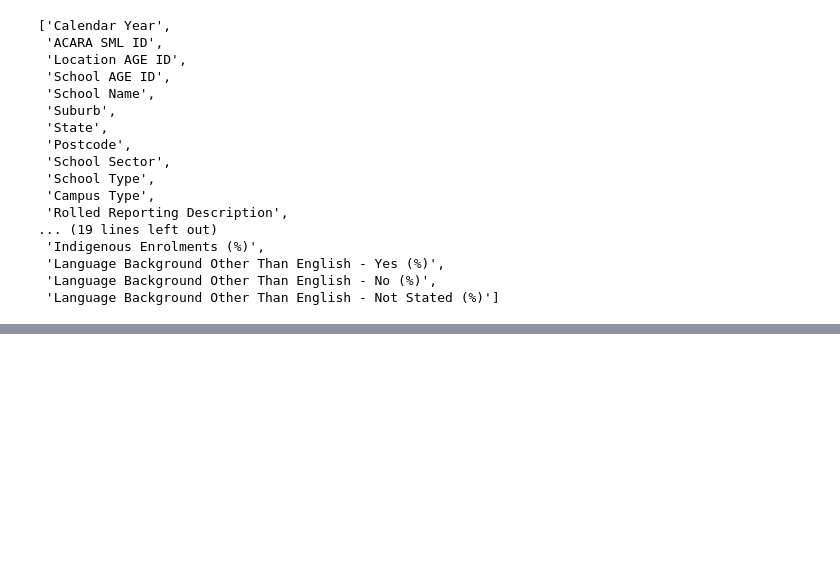
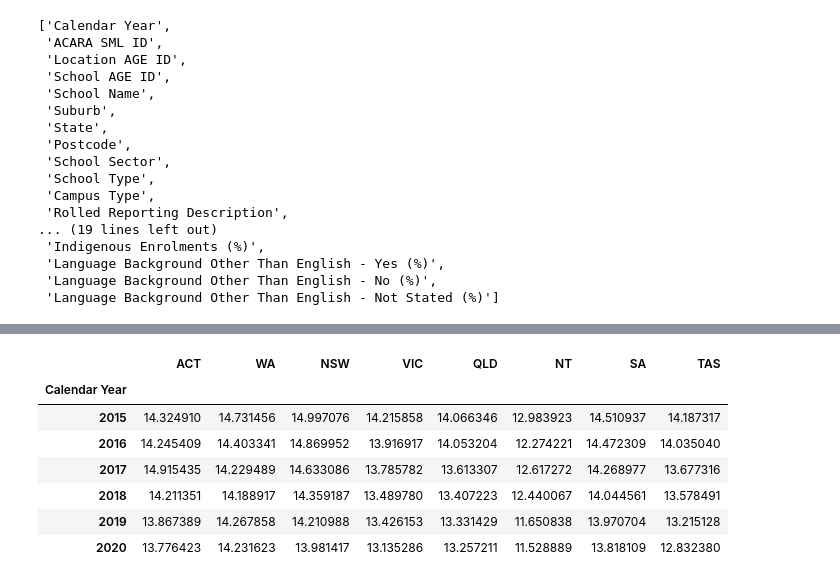
Before and after one commit to keners27/Project-1, a Jupyter notebook: School Data/school_data_clean.ipynb, the cells around one changed output, grey strips where cells are left out. Cells and saved outputs as stored; diff of their text form; code cells hidden in the pictures; blank space fills up the shorter version.

```diff
--- a/School Data/school_data_clean.ipynb
+++ b/School Data/school_data_clean.ipynb
@@ -103,0 +146,5 @@ current_school_data.to_csv(output_csv,header=True,index=False)
+# %%
+class_size_data = current_school_data[["Calendar Year", "State","Full Time Equivalent Teaching Staff",
+ "Full Time Equivalent Enrolments"]]
+class_size_data["Average Class Size"]=class_size_data["Full Time Equivalent Enrolments"]/class_size_data["Full Time Equivalent Teaching Staff"]
+class_size_data.head()
@@ -103,0 +163,38 @@ current_school_data.to_csv(output_csv,header=True,index=False)
+# %%
+ACT_class_size = class_size_data[["Calendar Year", "State","Average Class Size"]].loc[class_size_data["State"] == "ACT"]
+ACT_class_size = ACT_class_size.groupby(["Calendar Year"]).mean()
+ACT_class_size = ACT_class_size.rename(columns={"Average Class Size":"ACT"})
+WA_class_size = class_size_data[["Calendar Year", "State","Average Class Size"]].loc[class_size_data["State"] == "WA"]
+WA_class_size = WA_class_size.groupby(["Calendar Year"]).mean()
+WA_class_size = WA_class_size.rename(columns={"Average Class Size":"WA"})
+NSW_class_size = class_size_data[["Calendar Year", "State","Average Class Size"]].loc[class_size_data["State"] == "NSW"]
+NSW_class_size = NSW_class_size.groupby(["Calendar Year"]).mean()
+NSW_class_size = NSW_class_size.rename(columns={"Average Class Size":"NSW"})
+VIC_class_size = class_size_data[["Calendar Year", "State","Average Class Size"]].loc[class_size_data["State"] == "VIC"]
+VIC_class_size = VIC_class_size.groupby(["Calendar Year"]).mean()
+VIC_class_size = VIC_class_size.rename(columns={"Average Class Size":"VIC"})
+QLD_class_size = class_size_data[["Calendar Year", "State","Average Class Size"]].loc[class_size_data["State"] == "QLD"]
+QLD_class_size = QLD_class_size.groupby(["Calendar Year"]).mean()
+QLD_class_size = QLD_class_size.rename(columns={"Average Class Size":"QLD"})
+NT_class_size = class_size_data[["Calendar Year", "State","Average Class Size"]].loc[class_size_data["State"] == "NT"]
+NT_class_size = NT_class_size.groupby(["Calendar Year"]).mean()
+NT_class_size = NT_class_size.rename(columns={"Average Class Size":"NT"})
+SA_class_size = class_size_data[["Calendar Year", "State","Average Class Size"]].loc[class_size_data["State"] == "SA"]
+SA_class_size = SA_class_size.groupby(["Calendar Year"]).mean()
+SA_class_size = SA_class_size.rename(columns={"Average Class Size":"SA"})
+TAS_class_size = class_size_data[["Calendar Year", "State","Average Class Size"]].loc[class_size_data["State"] == "TAS"]
+TAS_class_size = TAS_class_size.groupby(["Calendar Year"]).mean()
+TAS_class_size = TAS_class_size.rename(columns={"Average Class Size":"TAS"})
+
+# Merge the Series together
+summary_class_size = pd.concat([ACT_class_size,WA_class_size,NSW_class_size,VIC_class_size,QLD_class_size,NT_class_size,SA_class_size,TAS_class_size],axis=1)
+summary_class_size
+# %% [output]
+|  | ACT | WA | NSW | VIC | QLD | NT | SA | TAS |
+| Calendar Year |  |  |  |  |  |  |  |  |
+| 2015 | 14.324910 | 14.731456 | 14.997076 | 14.215858 | 14.066346 | 12.983923 | 14.510937 | 14.187317 |
+| 2016 | 14.245409 | 14.403341 | 14.869952 | 13.916917 | 14.053204 | 12.274221 | 14.472309 | 14.035040 |
+| 2017 | 14.915435 | 14.229489 | 14.633086 | 13.785782 | 13.613307 | 12.617272 | 14.268977 | 13.677316 |
+| 2018 | 14.211351 | 14.188917 | 14.359187 | 13.489780 | 13.407223 | 12.440067 | 14.044561 | 13.578491 |
+| 2019 | 13.867389 | 14.267858 | 14.210988 | 13.426153 | 13.331429 | 11.650838 | 13.970704 | 13.215128 |
+| 2020 | 13.776423 | 14.231623 | 13.981417 | 13.135286 | 13.257211 | 11.528889 | 13.818109 | 12.832380 |
```
Also changed, not shown: parts of 10 cells of this notebook, 4 other files.
